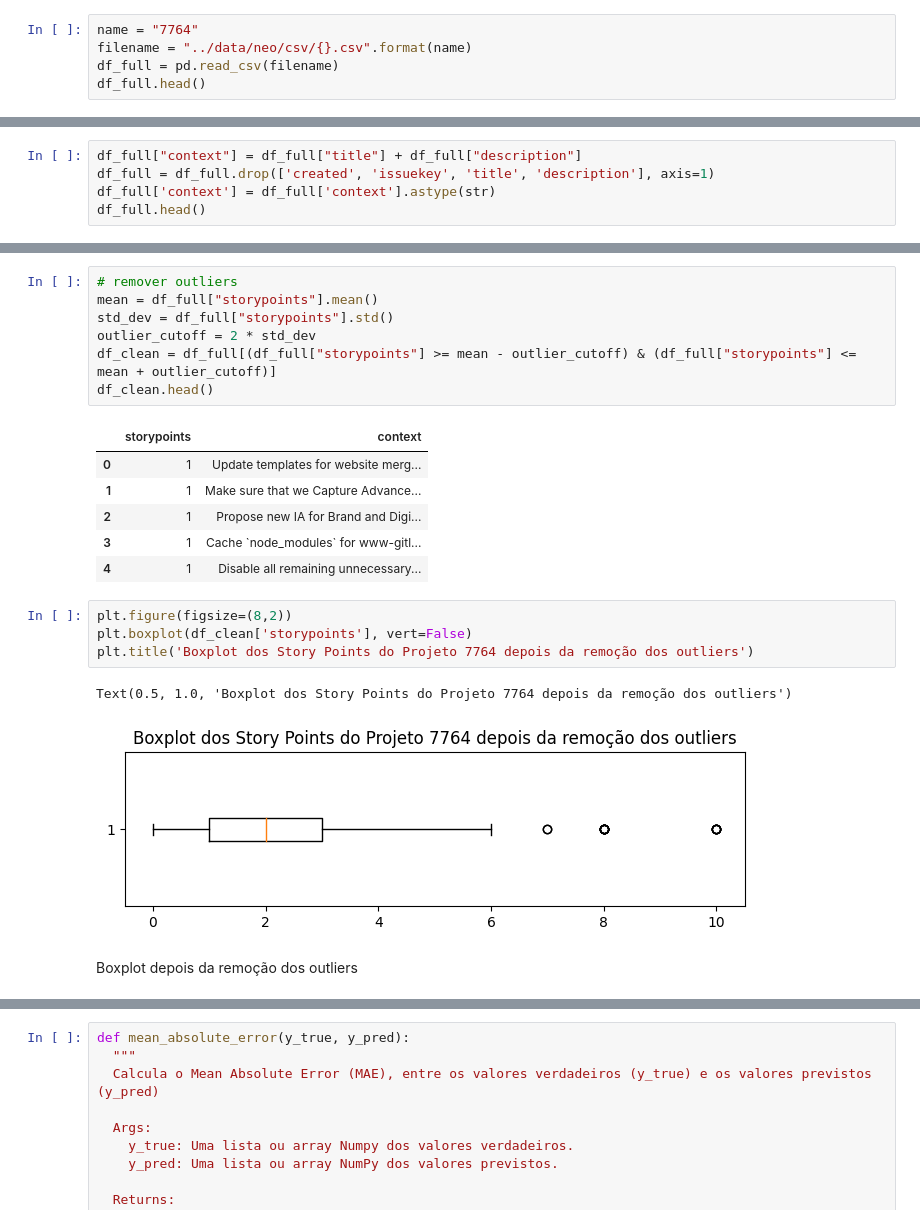
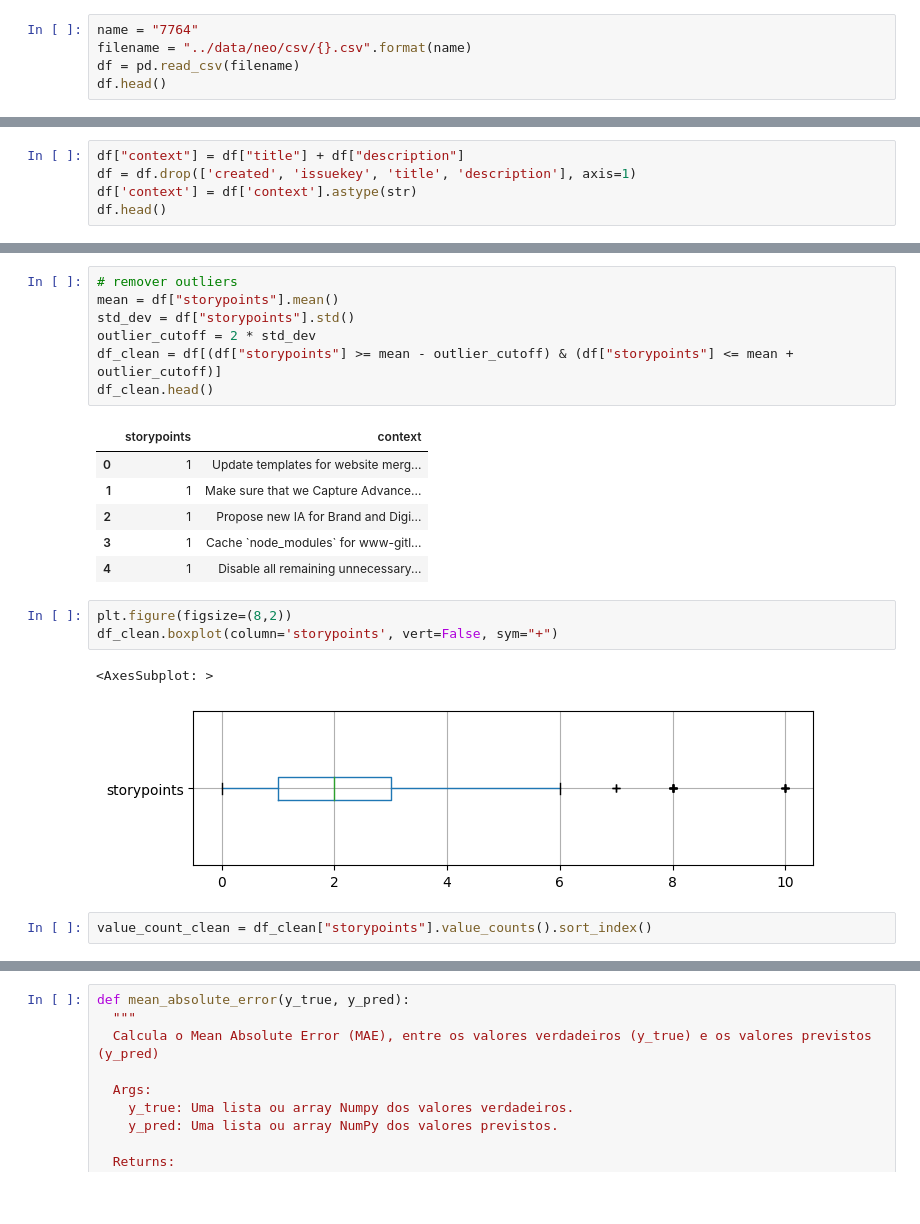
Before and after one commit to giseldo/Neo_Legibility_Python, a Jupyter notebook: notebooks/7764.ipynb, the cells around one changed output, grey strips where cells are left out. Saved outputs shown, nothing was run; the diff lists cells and outputs as text; blank space fills up the shorter version.

```diff
--- a/notebooks/7764.ipynb
+++ b/notebooks/7764.ipynb
@@ -16,8 +16,8 @@ from nltk.tokenize import word_tokenize
 # %%
 name = "7764"
 filename = "../data/neo/csv/{}.csv".format(name)
-df_full = pd.read_csv(filename)
-df_full.head()
+df = pd.read_csv(filename)
+df.head()
 # %% [output]
 |  | issuekey | created | title | description | storypoints |
 | 0 | 29688087 | 2020-01-17 00:50:48.022 | Update templates for website merg... | Relates to &232 and #6109 \r\n\r\... | 1 |
@@ -28,10 +28,10 @@ df_full.head()
 # %% [markdown]
 Esse conjunto de dados tem 355 User Stories.
 # %%
-df_full["context"] = df_full["title"] + df_full["description"]
-df_full = df_full.drop(['created', 'issuekey', 'title', 'description'], axis=1)
-df_full['context'] = df_full['context'].astype(str)
-df_full.head()
+df["context"] = df["title"] + df["description"]
+df = df.drop(['created', 'issuekey', 'title', 'description'], axis=1)
+df['context'] = df['context'].astype(str)
+df.head()
 # %% [output]
 |  | storypoints | context |
 | 0 | 1 | Update templates for website merg... |
@@ -73,9 +72,9 @@ plt.show()
 # %%
 # remover outliers
-mean = df_full["storypoints"].mean()
-std_dev = df_full["storypoints"].std()
+mean = df["storypoints"].mean()
+std_dev = df["storypoints"].std()
 outlier_cutoff = 2 * std_dev
-df_clean = df_full[(df_full["storypoints"] >= mean - outlier_cutoff) & (df_full["storypoints"] <= mean + outlier_cutoff)]
+df_clean = df[(df["storypoints"] >= mean - outlier_cutoff) & (df["storypoints"] <= mean + outlier_cutoff)]
 df_clean.head()
 # %% [output]
 |  | storypoints | context |
@@ -86,11 +85,10 @@ df_clean.head()
 | 4 | 1 | Disable all remaining unnecessary... |
 # %%
 plt.figure(figsize=(8,2))
-plt.boxplot(df_clean['storypoints'], vert=False)
-plt.title('Boxplot dos Story Points do Projeto 7764 depois da remoção dos outliers')
+df_clean.boxplot(column='storypoints', vert=False, sym="+")
 # %% [output]
-Text(0.5, 1.0, 'Boxplot dos Story Points do Projeto 7764 depois da remoção dos outliers')
+<AxesSubplot: >
-[figure, old version]
+[figure, new version]
-# %% [markdown]
-Boxplot depois da remoção dos outliers
+# %%
+value_count_clean = df_clean["storypoints"].value_counts().sort_index()
 # %%
```
Also changed, not shown: parts of 36 cells of this notebook.
